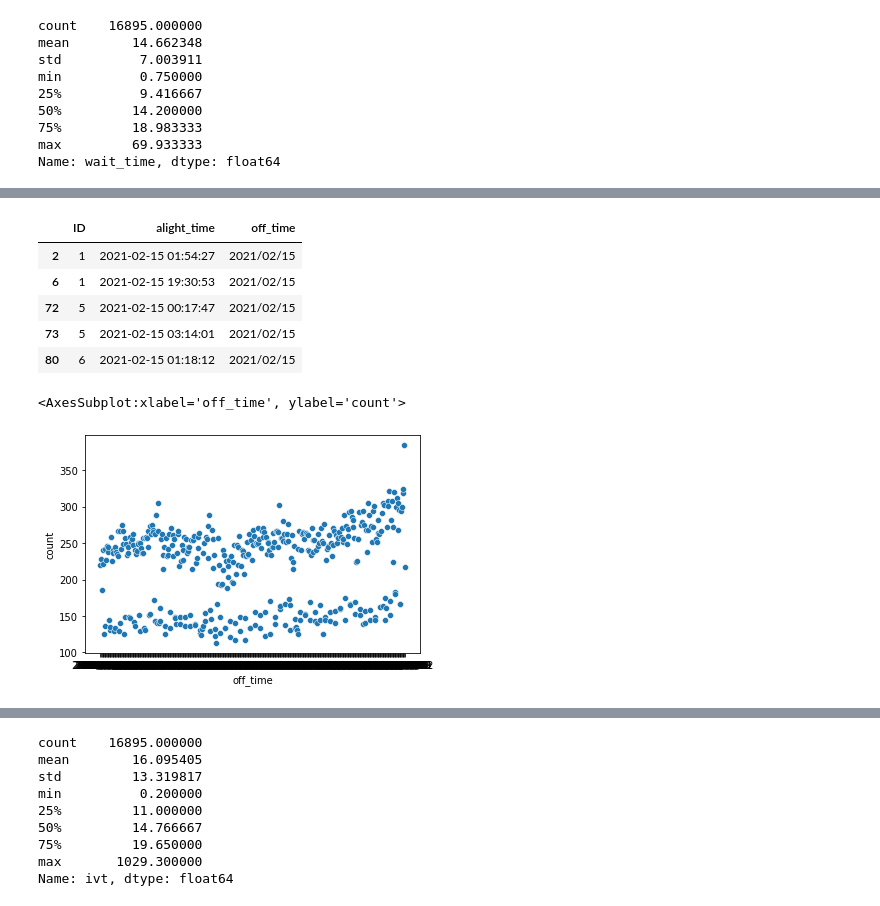
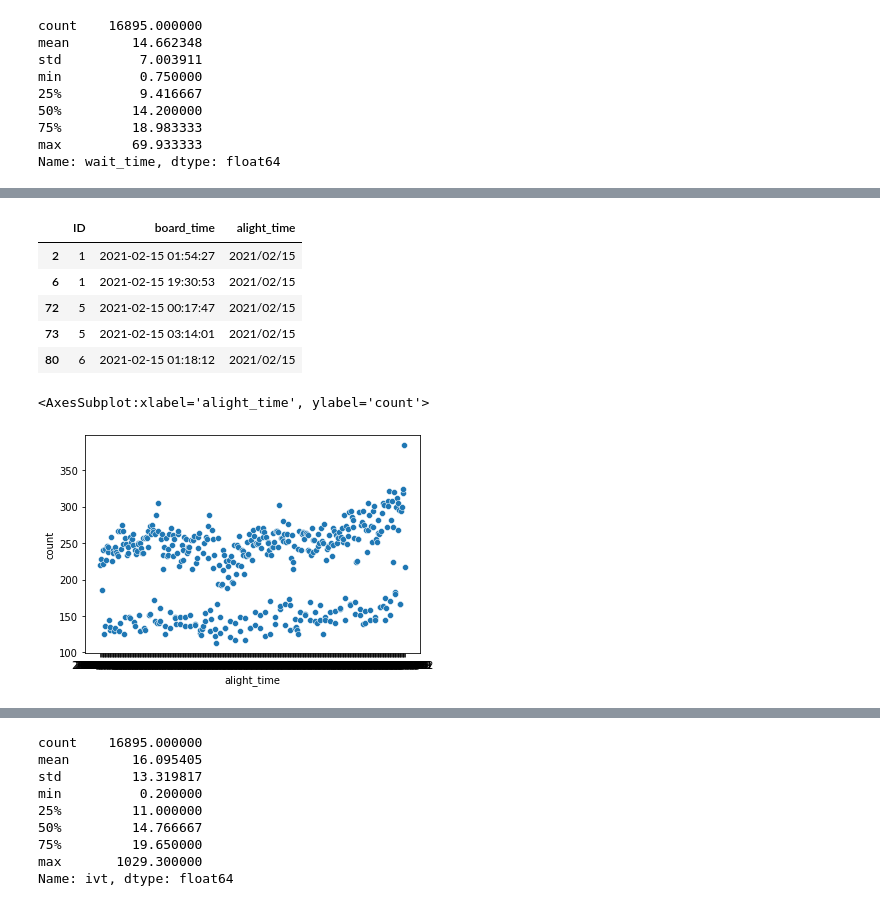
Before and after one commit to green-jade/iMOD-analysis, a Jupyter notebook: Analysis.ipynb, the cells around one changed output, grey strips where cells are left out. Cells and saved outputs as stored; diff of their text form; code cells hidden in the pictures.

```diff
--- a/Analysis.ipynb
+++ b/Analysis.ipynb
@@ -46,6 +46,7 @@ order['call_time'] = order['call_time'].astype('datetime64')
 order['board_time'] = order['board_time'].astype('datetime64')
 order['alight_time'] = order['alight_time'].astype('datetime64')
 order['suc_time'] = order['suc_time'].astype('datetime64')
+order['cancel_time'] = order['cancel_time'].astype('datetime64')
 # %%
 order_last['call_time'] = order_last['call_time'].astype('datetime64')
 order_last['board_time'] = order_last['board_time'].astype('datetime64')
@@ -136,7 +142,7 @@ plt.axvline(x=16, color = 'red')
 ## 1-2. Waiting Time
 # %%
 # 파생변수 wait_time 생성
-order['wait_time'] = order['alight_time'] - order['call_time']
-order_last['wait_time'] = order['alight_time'] - order['call_time']
+order['wait_time'] = order['board_time'] - order['call_time']
+order_last['wait_time'] = order['board_time'] - order['call_time']
 order.head(3)
 # %% [output]
@@ -181,19 +239,19 @@ print(max(order[order['off_time'].notnull()]['off_time']))
 # %%
-full_ride = order_last[(order_last['alight_time'].notnull())]
+full_ride = order_last[(order_last['board_time'].notnull())]
 # %%
-df_4 = full_ride.loc[:,['ID', 'alight_time', 'off_time']]
-df_4['off_time'] = df_4['off_time'].dt.strftime('%Y/%m/%d')
+df_4 = full_ride.loc[:,['ID', 'board_time', 'alight_time']]
+df_4['alight_time'] = df_4['alight_time'].dt.strftime('%Y/%m/%d')
 df_4.head()
 # %% [output]
-|  | ID | alight_time | off_time |
+|  | ID | board_time | alight_time |
 | 2 | 1 | 2021-02-15 01:54:27 | 2021/02/15 |
 | 6 | 1 | 2021-02-15 19:30:53 | 2021/02/15 |
 | 72 | 5 | 2021-02-15 00:17:47 | 2021/02/15 |
 | 73 | 5 | 2021-02-15 03:14:01 | 2021/02/15 |
 | 80 | 6 | 2021-02-15 01:18:12 | 2021/02/15 |
 # %%
-d = pd.DataFrame(df_4.groupby('off_time')['ID'].count()).rename(columns={'ID':'count'})
-sns.scatterplot(data = d, x = "off_time", y = "count")
+d = pd.DataFrame(df_4.groupby('alight_time')['ID'].count()).rename(columns={'ID':'count'})
+sns.scatterplot(data = d, x = "alight_time", y = "count")
 # %% [output]
-<AxesSubplot:xlabel='off_time', ylabel='count'>
+<AxesSubplot:xlabel='alight_time', ylabel='count'>
-[figure, old version]
+[figure, new version]
```
Also changed, not shown: parts of 63 cells of this notebook, 1 other file.
